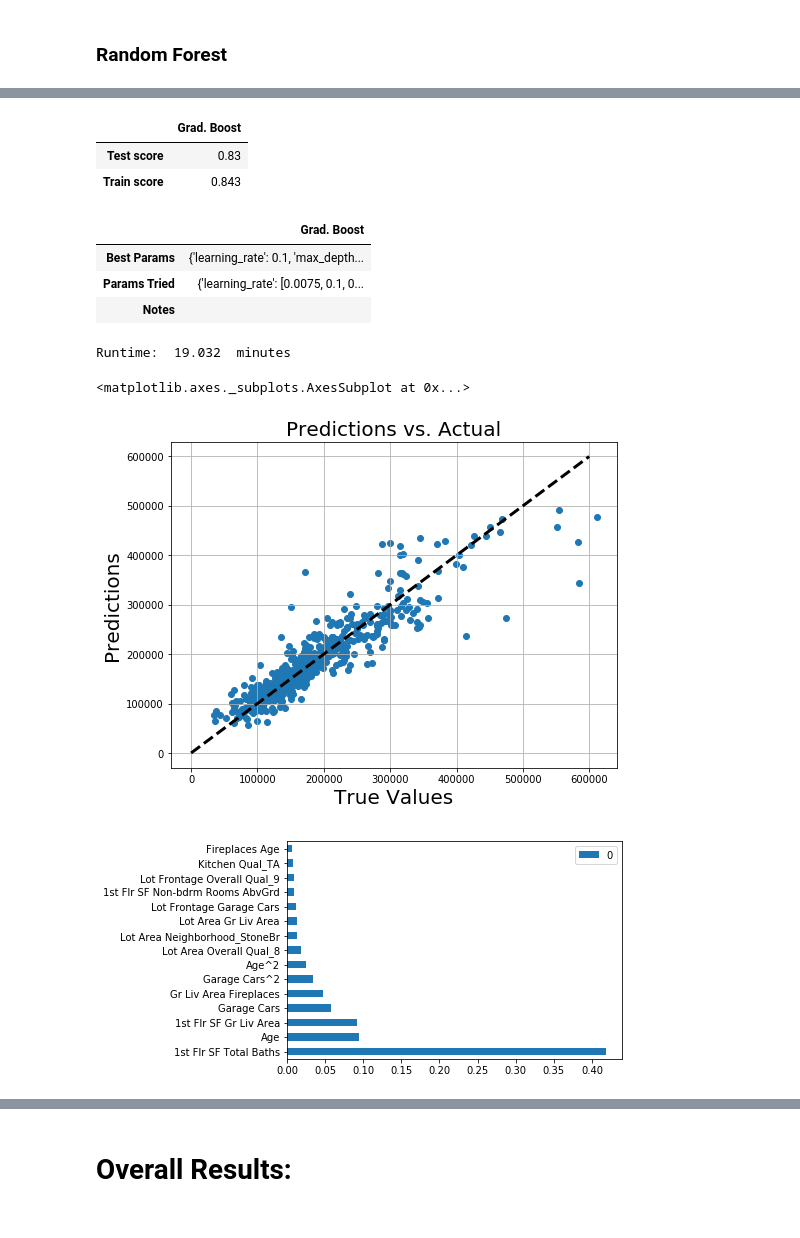
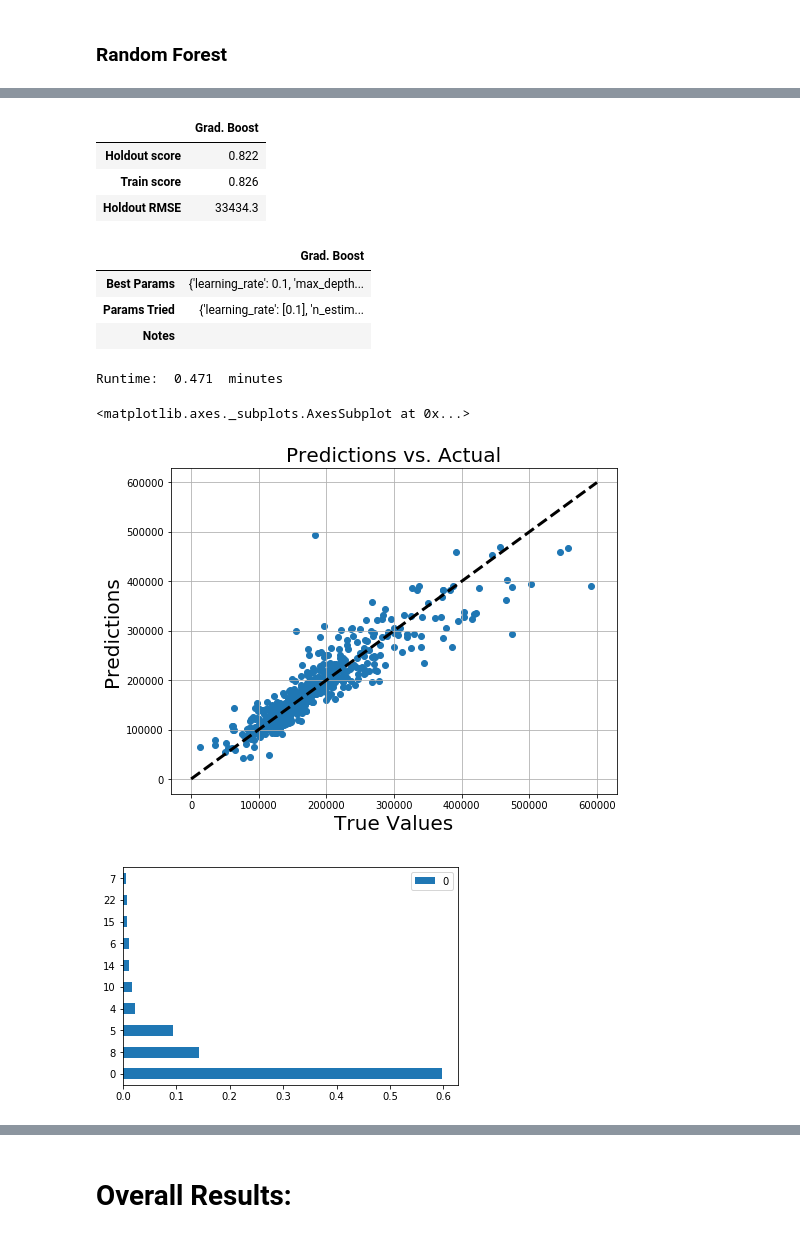
Before and after one commit to zachdg7/Housing_Price_Prediction, a Jupyter notebook: housing_submission_maker.ipynb, the cells around one changed output, grey strips where cells are left out. Drawn from its saved outputs; the diff is of its cells as text; code cells hidden in the pictures.

```diff
--- a/housing_submission_maker.ipynb
+++ b/housing_submission_maker.ipynb
@@ -204,10 +179,9 @@ y = train['SalePrice']
 # %% [markdown]
 The following are necessary to save the results:
 # %%
-index_labels = ['Test score','Train score', 'Best Params', 'Params Tried', 'Notes'] # 'Sensitivity', 'Specificity', 'Precision'
+index_labels = ['Holdout score','Train score', 'Holdout RMSE', 'Best Params', 'Params Tried', 'Notes']
 
 all_results = pd.DataFrame(index=index_labels)
-# all_params = pd.DataFrame(columns = ['Parameters'])
 
 # set dataframe options to display long strings rather than truncating them
 pd.set_option('display.max_colwidth', 10000)
@@ -280,11 +282,11 @@ all_results, rf_best_model, rf_preds = fit_model(RandomForestRegressor(),
                                                  'Random Forest',
                                                  rf_params,
                                                  all_results,
-                                                 rf_notes
+                                                 rf_notes,
                                                 )
 
 # Top features
-feat_importance = pd.DataFrame(rf_best_model.feature_importances_, index=all_features).sort_values(by=0, ascending=False)
-feat_importance.head(15).plot(kind='barh')
+feat_importance = pd.DataFrame(rf_best_model.feature_importances_).sort_values(by=0, ascending=False) #index=pca_train.columns
+feat_importance.head(10).plot(kind='barh')
 # %% [output]
 |  | Random Forest |
@@ -305,9 +308,10 @@ svm_params = {
     'C' : [.5, 1, 3, 4, 5, 10]
 }
 
-svm_notes = 'Beginning Tuning'
+svm_notes = ''
 
 # call the fit_model function
-all_results, svm_best_model, svm_preds = fit_model(svm.SVR(), 'SVM', svm_params, all_results, svm_notes)
+all_results, svm_best_model, svm_preds = fit_model(svm.SVR(), 'SVM', svm_params, all_results, svm_notes,
+                                                  )
 # %% [output]
 |  | SVM |
@@ -321,0 +327,15 @@ Runtime:  4.657  minutes
+# %%
+# set parameters
+knn_params = {
+    'n_neighbors': [3, 4, 5, 7, 10, 15],
+    'weights': ['distance'], # uniform
+    'metric': ['minkowski'],
+    'p': [1, 2, 3] # p = 1 and 2 correspondes to Manhattan and Euclidean distance metrics repsectively
+}
+
+knn_notes = ''
+
+# call the fit_model function
+all_results, knn_best_model, knn_preds = fit_model(KNeighborsRegressor(), 'KNN',
+                                                   knn_params, all_results, knn_notes,
+                                                  )
@@ -322,38 +353,38 @@ Runtime:  4.657  minutes
 # %%
 # set parameters
 gb_params = {
-            'learning_rate' : [.0075, 0.1, .125,],
+            'learning_rate' : [0.1],
             'n_estimators': [110, 125, 140],
             'min_samples_split': [2],
             'min_samples_leaf': [2],
-#             'bootstrap': [True, False],
             'max_depth':[None],
             'max_leaf_nodes': [None],
             'max_features': ['auto'], # max_feat_to_check
 }
 
 gb_notes = ''
 
 # call the fit_model function
 all_results, gb_best_model, gb_preds = fit_model(GradientBoostingRegressor(),
                                                  'Grad. Boost',
                                                  gb_params,
                                                  all_results,
-                                                 gb_notes
+                                                 gb_notes,
                                                 )
 
 # Top features
-feat_importance = pd.DataFrame(gb_best_model.feature_importances_, index=all_features).sort_values(by=0, ascending=False)
-feat_importance.head(15).plot(kind='barh')
+feat_importance = pd.DataFrame(gb_best_model.feature_importances_).sort_values(by=0, ascending=False)
+feat_importance.head(10).plot(kind='barh')
 # %% [output]
 |  | Grad. Boost |
-| Test score | 0.83 |
-| Train score | 0.843 |
+| Holdout score | 0.822 |
+| Train score | 0.826 |
+| Holdout RMSE | 33434.3 |
 |  | Grad. Boost |
 | Best Params | {'learning_rate': 0.1, 'max_depth... |
-| Params Tried | {'learning_rate': [0.0075, 0.1, 0... |
+| Params Tried | {'learning_rate': [0.1], 'n_estim... |
 | Notes |  |
-Runtime:  19.032  minutes
+Runtime:  0.471  minutes
 <matplotlib.axes._subplots.AxesSubplot at 0x...>
-[figure, old version]
+[figure, new version]
-[figure, old version]
+[figure, new version]
```
Also changed, not shown: parts of 47 cells of this notebook, 3 other files.
